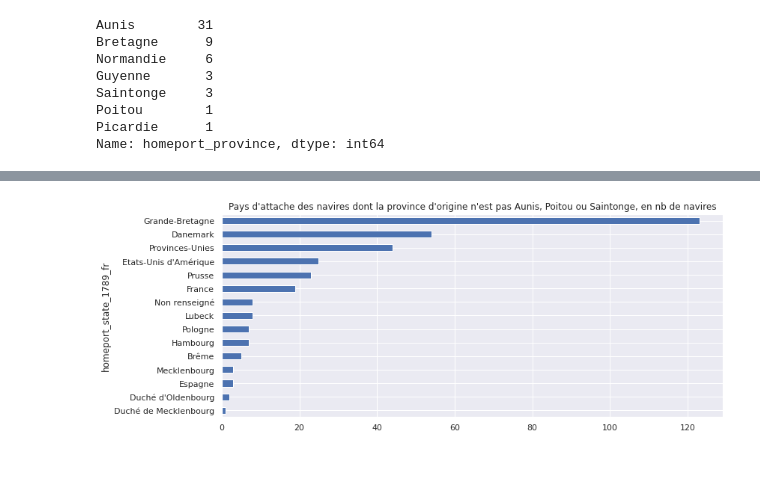
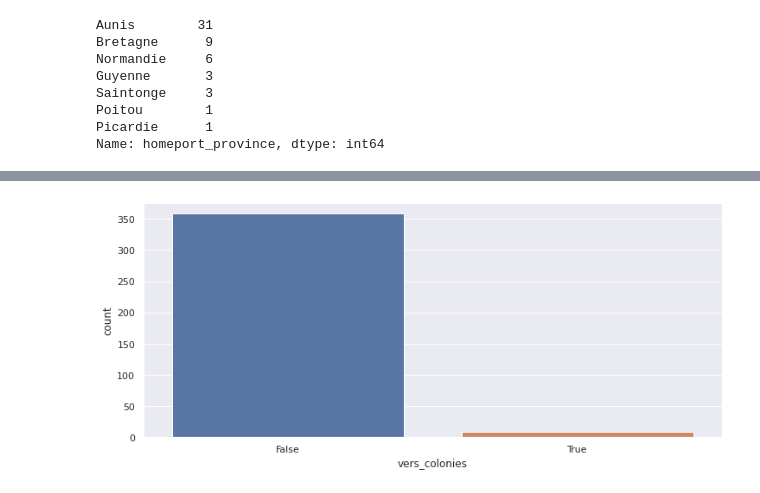
Before and after one commit to medialab/portic-datasprint-2021, a Jupyter notebook: productions/equipe_1/port_attache/sorties_vers_etranger_et_colonies.ipynb, the cells around one changed output, grey strips where cells are left out. Cells and saved outputs as stored; diff of their text form; code cells hidden in the pictures; blank space fills up the shorter version.

```diff
--- a/productions/equipe_1/port_attache/sorties_vers_etranger_et_colonies.ipynb
+++ b/productions/equipe_1/port_attache/sorties_vers_etranger_et_colonies.ipynb
@@ -228,10 +181,6 @@ plt.show()
+# %%
+ax = sns.countplot(x="vers_colonies", data=sorties)
+# %% [output]
+[figure, added]
 # %%
 noDFLR = sorties[(sorties.outside_DFLR == True)]
-# %%
-nb_pointcalls = noDFLR.groupby("homeport_state_1789_fr").size()
-nb_pointcalls.sort_values().plot.barh()
-plt.title(
-    "Pays d'attache des navires dont la province d'origine n'est pas Aunis, Poitou ou Saintonge, en nb de navires")
-plt.show()
-# %% [output]
-[figure, removed]
```
Also changed, not shown: parts of 31 cells of this notebook.
